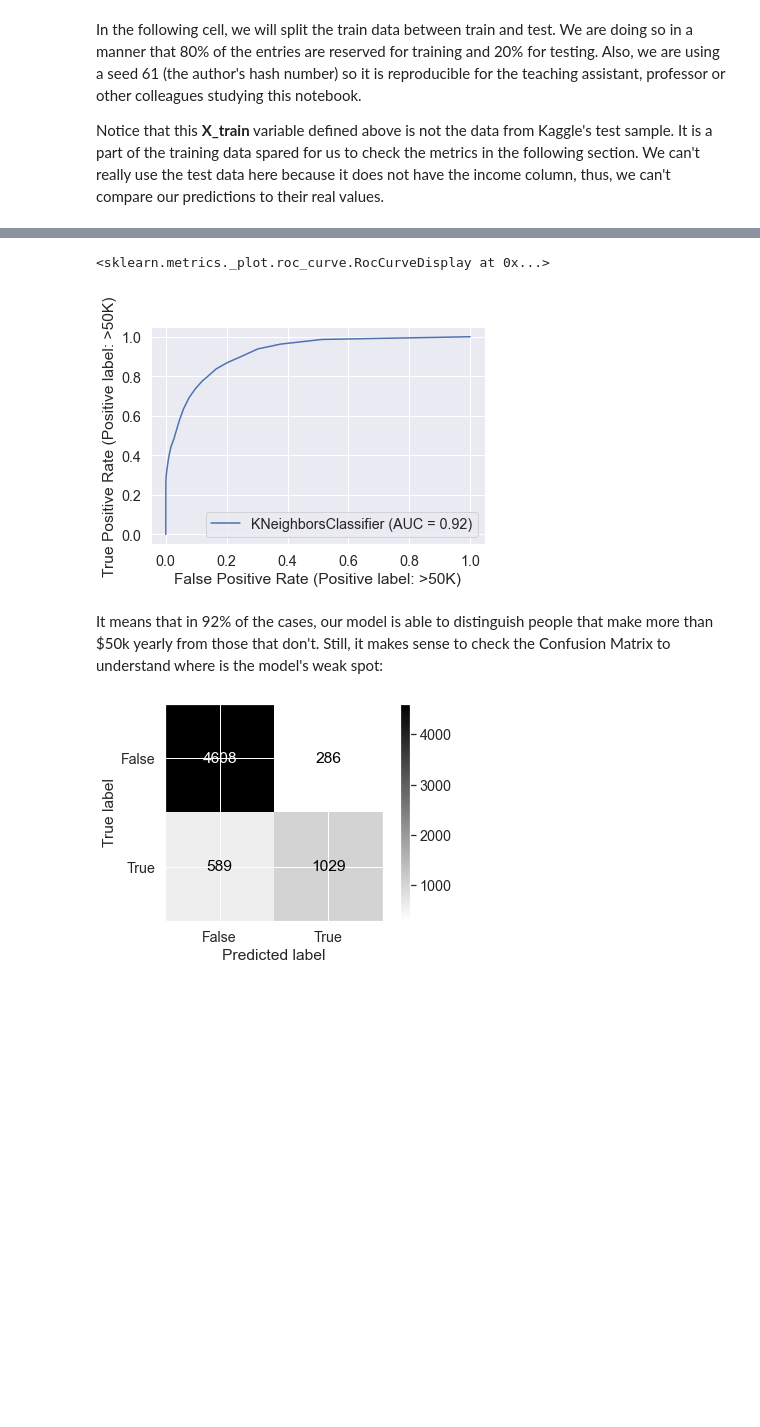
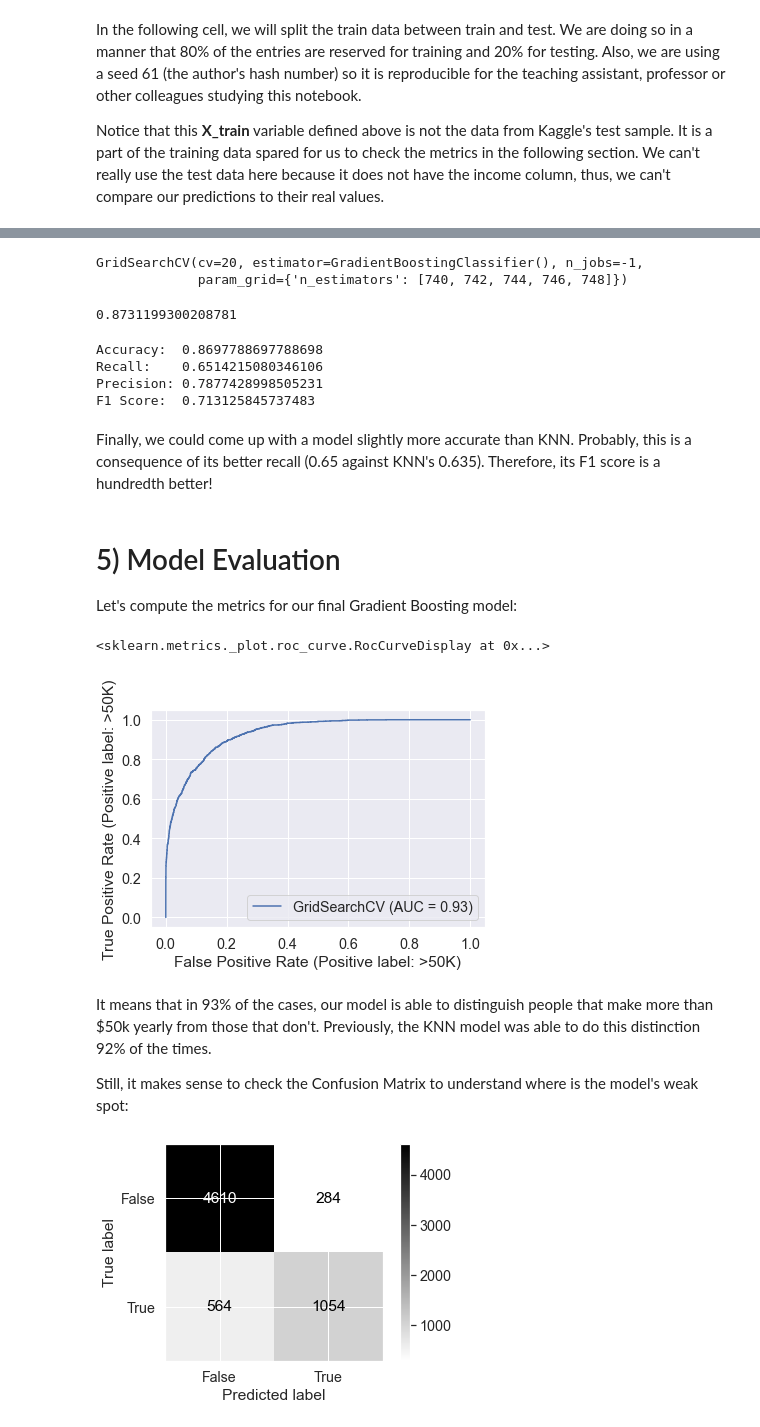
Before and after one commit to jaehnri/PMR3508, a Jupyter notebook: EP1/ep1.ipynb, the cells around one changed output, grey strips where cells are left out. Saved outputs shown, nothing was run; the diff lists cells and outputs as text; code cells hidden in the pictures; blank space fills up the shorter version.

Commit message:
Compare 4 new classifiers

```diff
--- a/EP1/ep1.ipynb
+++ b/EP1/ep1.ipynb
@@ -393,5 +392,3 @@ Redefining our best final model:
 # %%
-knn_classifier = KNeighborsClassifier(n_neighbors = optimal_k)
+knn_classifier = KNeighborsClassifier(20)
 knn_classifier.fit(X_train, Y_train)
-
-Y_predicted = knn_classifier.predict(X_test)
@@ -401,0 +467,11 @@ Finally, it is important to measure the error rates, accuracy and precision of o
+# %%
+rf = RandomForestClassifier()
+
+hyperparams = {
+    'n_estimators': [100, 300],
+    'max_features': ['sqrt', 6, 8, 10],
+    'max_depth': [None, *range(10, 40, 10)]
+}
+
+random_forest_classifier = RandomizedSearchCV(rf, hyperparams, scoring = 'accuracy', n_iter = 20, cv = 20, n_jobs = -1, random_state = 61)
+random_forest_classifier.fit(X_train, Y_train)
@@ -401,0 +505,9 @@ Finally, it is important to measure the error rates, accuracy and precision of o
+# %%
+dt = DecisionTreeClassifier()
+
+hyperparams = {
+    'max_depth':[None, *range(10, 40)]
+}
+
+decision_tree_classifier = GridSearchCV(dt, hyperparams, cv = 20)
+decision_tree_classifier.fit(X_train, Y_train)
@@ -402,10 +539,46 @@ Finally, it is important to measure the error rates, accuracy and precision of o
+# %%
+gb = GradientBoostingClassifier()
+
+hyperparams = {
+    'n_estimators':[*range(740, 750, 2)]
+}
+
+gradient_boosting_classifier = GridSearchCV(gb, hyperparams, cv = 20, n_jobs = -1)
+gradient_boosting_classifier.fit(X_train, Y_train)
+# %% [output]
+GridSearchCV(cv=20, estimator=GradientBoostingClassifier(), n_jobs=-1,
+             param_grid={'n_estimators': [740, 742, 744, 746, 748]})
+# %%
+gradient_boosting_classifier.best_score_
+# %% [output]
+0.8731199300208781
+# %%
+Y_predicted = gradient_boosting_classifier.predict(X_test)
+
+print('Accuracy:  ' + str(accuracy_score(Y_test, Y_predicted)))
+print('Recall:    ' + str(recall_score(Y_test, Y_predicted, pos_label='>50K')))
+print('Precision: ' + str(precision_score(Y_test, Y_predicted, pos_label='>50K')))
+print('F1 Score:  ' + str(f1_score(Y_test, Y_predicted, pos_label='>50K')))
+# %% [output]
+Accuracy:  0.8697788697788698
+Recall:    0.6514215080346106
+Precision: 0.7877428998505231
+F1 Score:  0.713125845737483
+# %% [markdown]
+Finally, we could come up with a model slightly more accurate than KNN. Probably, this is a consequence of its better recall (0.65 against KNN's 0.635). Therefore, its F1 score is a hundredth better!
+# %% [markdown]
+# 5) Model Evaluation
+
+Let's compute the metrics for our final Gradient Boosting model:
 # %%
-RocCurveDisplay.from_estimator(knn_classifier, X_test, Y_test)
+RocCurveDisplay.from_estimator(gradient_boosting_classifier, X_test, Y_test)
 # %% [output]
 <sklearn.metrics._plot.roc_curve.RocCurveDisplay at 0x...>
-[figure, old version]
+[figure, new version]
 # %% [markdown]
-It means that in 92% of the cases, our model is able to distinguish people that make more than $50k yearly from those that don't. Still, it makes sense to check the Confusion Matrix to understand where is the model's weak spot:
+It means that in 93% of the cases, our model is able to distinguish people that make more than $50k yearly from those that don't. Previously, the KNN model was able to do this distinction 92% of the times.
+
+Still, it makes sense to check the Confusion Matrix to understand where is the model's weak spot:
 # %%
 confusion_matrix = confusion_matrix(Y_test, Y_predicted)
 cm_display = ConfusionMatrixDisplay(confusion_matrix = confusion_matrix, display_labels = [False, True])
```
Also changed, not shown: parts of 36 cells of this notebook.
